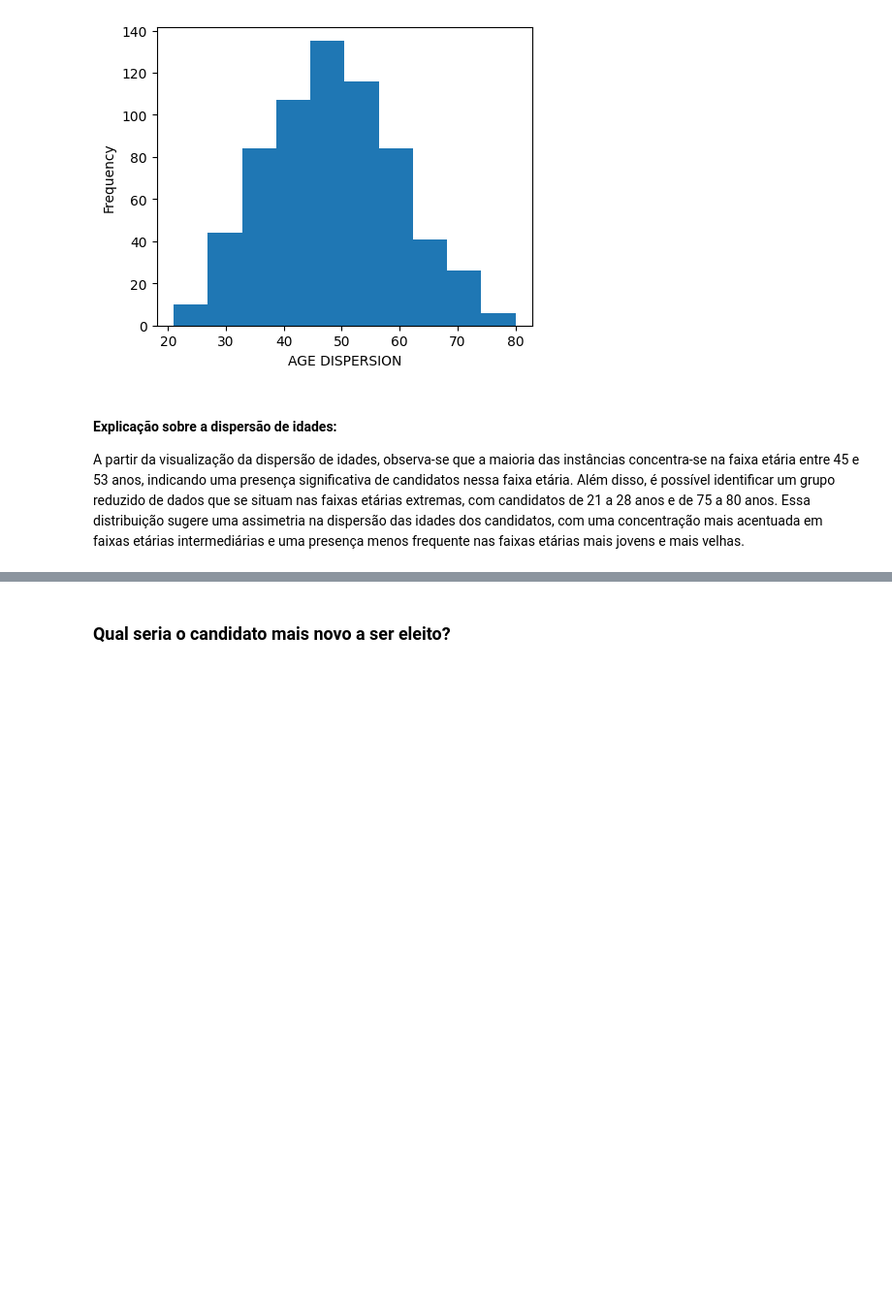
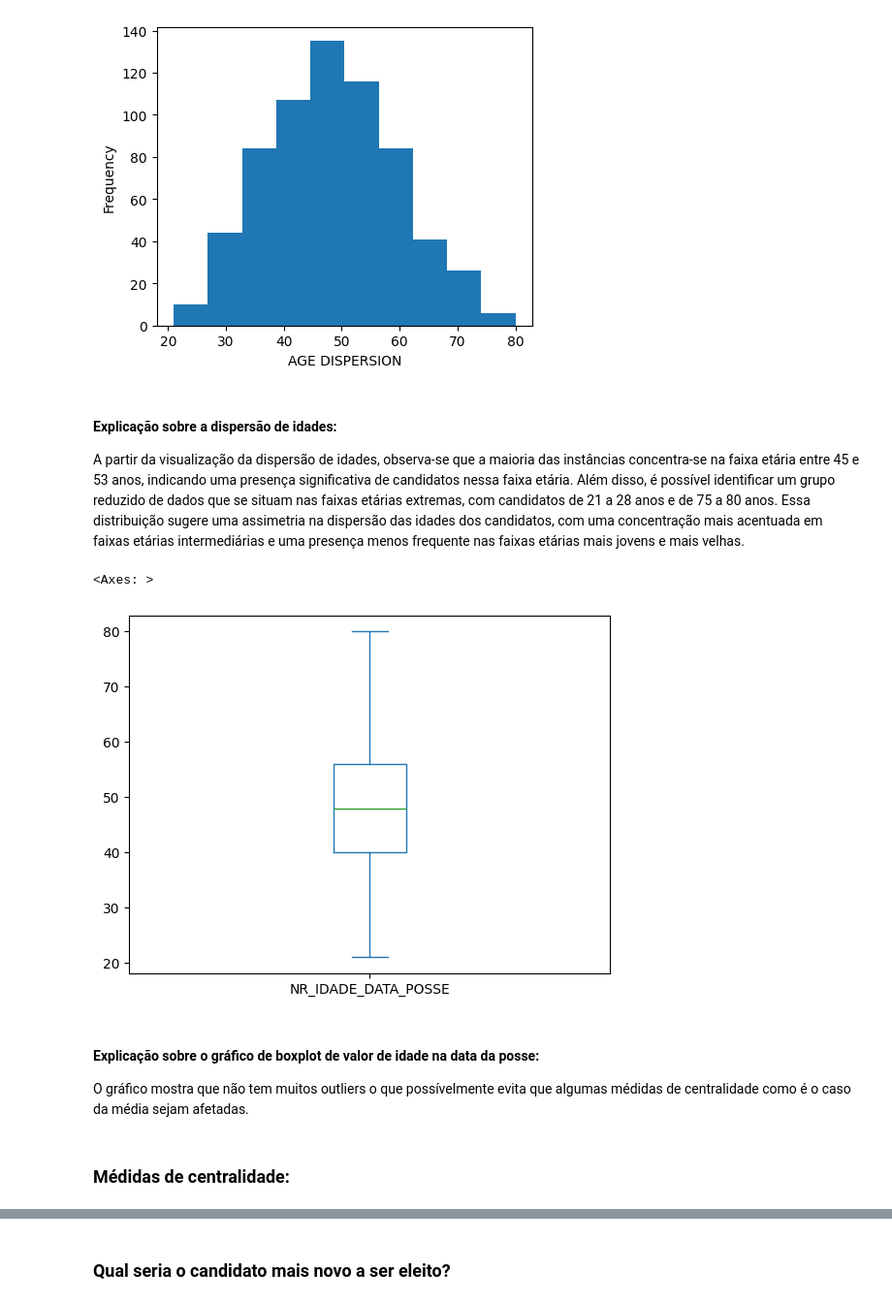
Before and after one commit to Kawhan/final_data_project, a Jupyter notebook: relatorio.ipynb, the cells around one changed output, grey strips where cells are left out. Shown at 97% size. Saved outputs shown, nothing was run; the diff lists cells and outputs as text; code cells hidden in the pictures; blank space fills up the shorter version.

```diff
--- a/relatorio.ipynb
+++ b/relatorio.ipynb
@@ -396,3 +396,14 @@ ax = ax.set_xlabel('AGE DISPERSION')
 #### Explicação sobre a dispersão de idades:
 
 A partir da visualização da dispersão de idades, observa-se que a maioria das instâncias concentra-se na faixa etária entre 45 e 53 anos, indicando uma presença significativa de candidatos nessa faixa etária. Além disso, é possível identificar um grupo reduzido de dados que se situam nas faixas etárias extremas, com candidatos de 21 a 28 anos e de 75 a 80 anos. Essa distribuição sugere uma assimetria na dispersão das idades dos candidatos, com uma concentração mais acentuada em faixas etárias intermediárias e uma presença menos frequente nas faixas etárias mais jovens e mais velhas.
+# %%
+age.plot.box()
+# %% [output]
+<Axes: >
+[figure, added]
+# %% [markdown]
+#### Explicação sobre o gráfico de boxplot de valor de idade na data da posse:
+
+O gráfico mostra que não tem muitos outliers o que possívelmente evita que algumas médidas de centralidade como é o caso da média sejam afetadas.
+# %% [markdown]
+### Médidas de centralidade:
```
Also changed, not shown: parts of 2 cells of this notebook.
